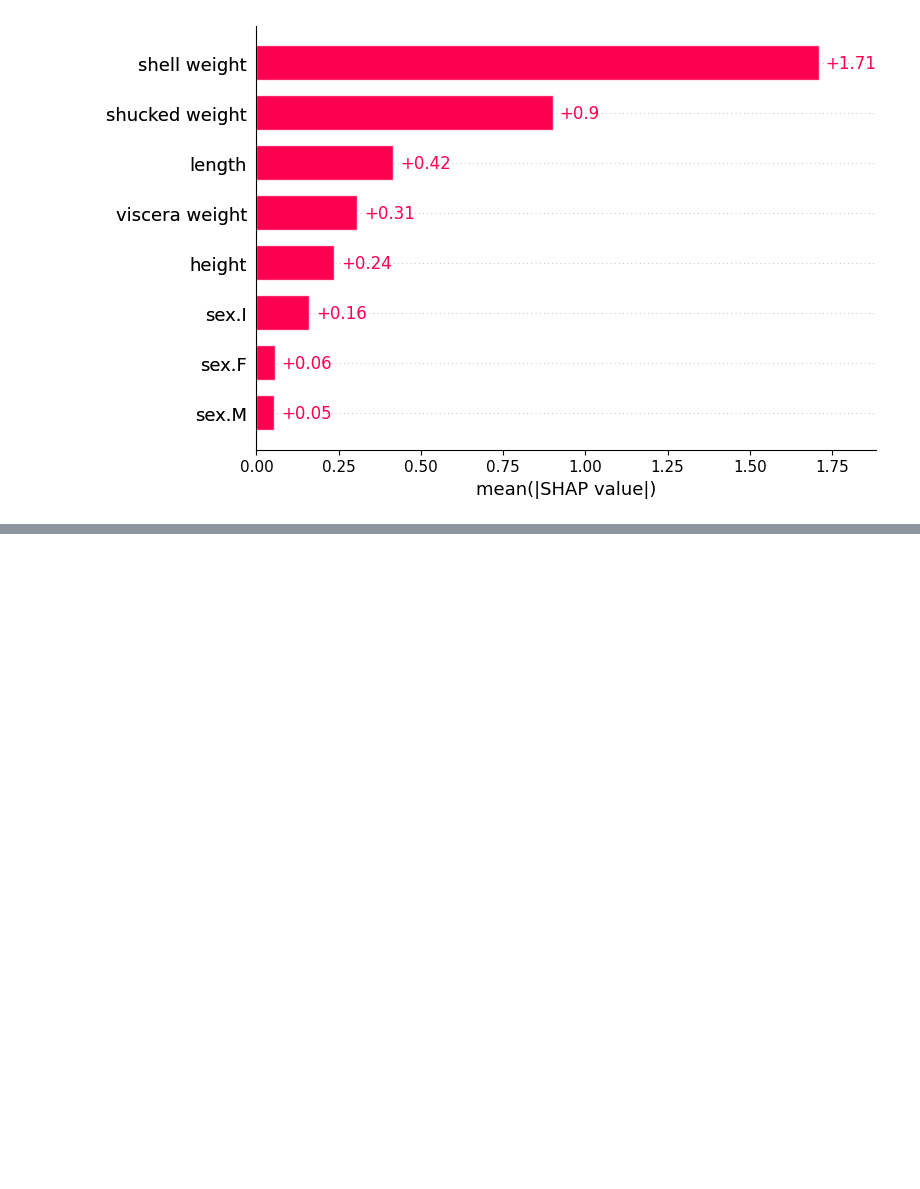
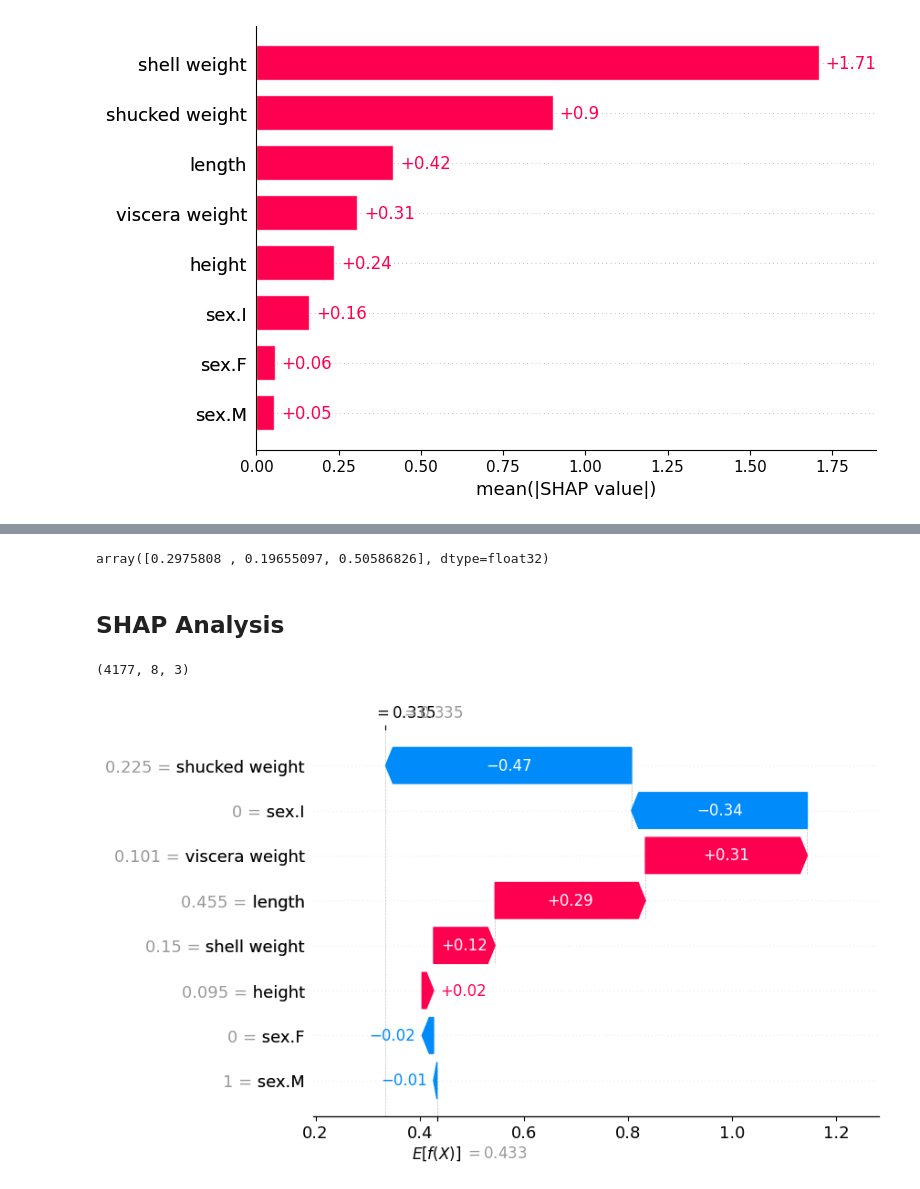
Before and after one commit to lokNezMonzter/shap-analysis, a Jupyter notebook: shap-llm/shap-analysis.ipynb, the cells around one changed output, grey strips where cells are left out. Saved outputs shown, nothing was run; the diff lists cells and outputs as text; code cells hidden in the pictures; blank space fills up the shorter version.

Commit message:
Updated the notebook with SHAP analysis for categorical data

```diff
--- a/shap-llm/shap-analysis.ipynb
+++ b/shap-llm/shap-analysis.ipynb
@@ -192,0 +195,4 @@ shap.plots.bar(shap_values)
+# %%
+# Create categorical values
+y_cat = [2 if y_ > 12 else 1 if y_ > 8 else 0 for y_ in y]
+len(y_cat)
@@ -192,0 +203,4 @@ shap.plots.bar(shap_values)
+# %%
+# Train the model
+model_cat = xgb.XGBClassifier(objective='binary:logistic')
+model_cat.fit(X, y_cat)
@@ -192,0 +219,20 @@ shap.plots.bar(shap_values)
+# %%
+# Get probability predictions
+model_cat.predict_proba(X)[0]
+# %% [output]
+array([0.2975808 , 0.19655097, 0.50586826], dtype=float32)
+# %% [markdown]
+## SHAP Analysis
+# %%
+# Get the SHAP values
+explainer = shap.Explainer(model_cat)
+shap_values_cat = explainer(X)
+
+print(np.shape(shap_values_cat))
+# %% [output]
+(4177, 8, 3)
+# %%
+# Waterfall plot for first obeservation; first predicted class
+shap.plots.waterfall(shap_values_cat[0, :, 0])
+# %% [output]
+[figure, added]
```
Also changed, not shown: parts of 20 cells of this notebook.
